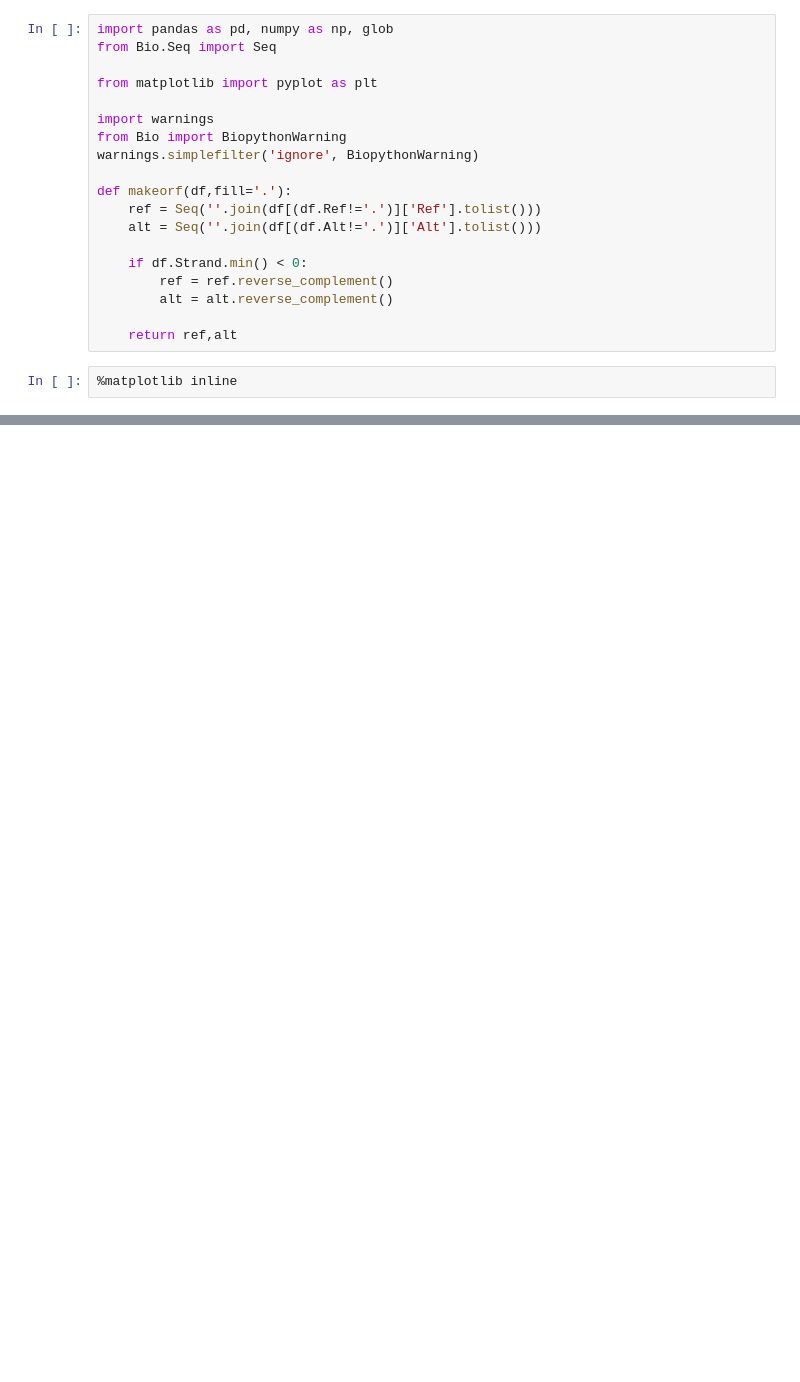
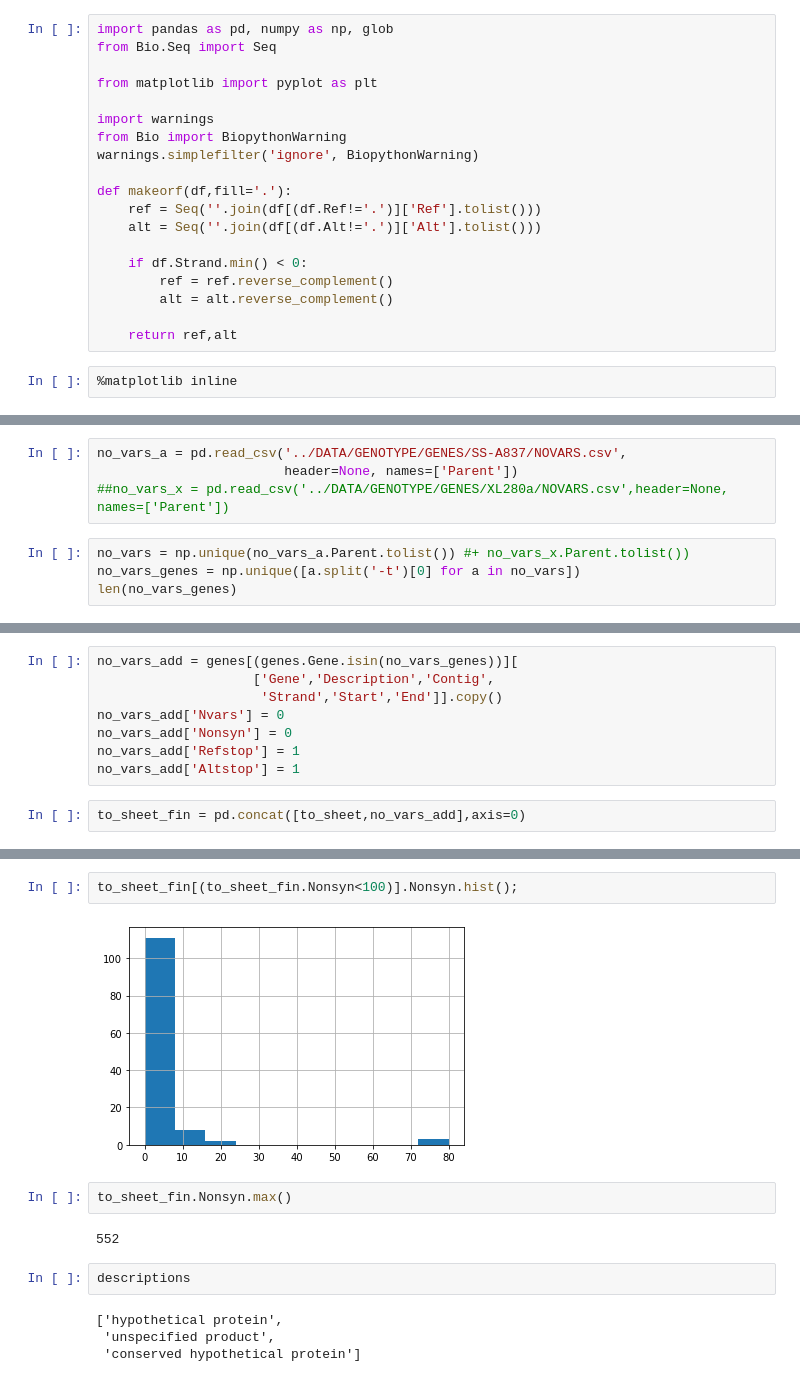
Before and after one commit to magwenelab/crypto-QTL-paper, a Jupyter notebook: SCRIPTS/Gene_analysis.ipynb, the cells around one changed output, grey strips where cells are left out. Drawn from its saved outputs; the diff is of its cells as text; blank space fills up the shorter version.

```diff
--- a/SCRIPTS/Gene_analysis.ipynb
+++ b/SCRIPTS/Gene_analysis.ipynb
@@ -269,0 +190,8 @@ finalres.shape
+# %%
+no_vars_a = pd.read_csv('../DATA/GENOTYPE/GENES/SS-A837/NOVARS.csv',
+                        header=None, names=['Parent'])
+##no_vars_x = pd.read_csv('../DATA/GENOTYPE/GENES/XL280a/NOVARS.csv',header=None, names=['Parent'])
+# %%
+no_vars = np.unique(no_vars_a.Parent.tolist()) #+ no_vars_x.Parent.tolist())
+no_vars_genes = np.unique([a.split('-t')[0] for a in no_vars])
+len(no_vars_genes)
@@ -269,0 +200,10 @@ finalres.shape
+# %%
+no_vars_add = genes[(genes.Gene.isin(no_vars_genes))][
+                    ['Gene','Description','Contig',
+                     'Strand','Start','End']].copy()
+no_vars_add['Nvars'] = 0
+no_vars_add['Nonsyn'] = 0
+no_vars_add['Refstop'] = 1
+no_vars_add['Altstop'] = 1
+# %%
+to_sheet_fin = pd.concat([to_sheet,no_vars_add],axis=0)
@@ -269,0 +220,14 @@ finalres.shape
+# %%
+to_sheet_fin[(to_sheet_fin.Nonsyn<100)].Nonsyn.hist();
+# %% [output]
+[figure, added]
+# %%
+to_sheet_fin.Nonsyn.max()
+# %% [output]
+552
+# %%
+descriptions
+# %% [output]
+['hypothetical protein',
+ 'unspecified product',
+ 'conserved hypothetical protein']
```
Also changed, not shown: parts of 66 cells of this notebook, 36 other files.
